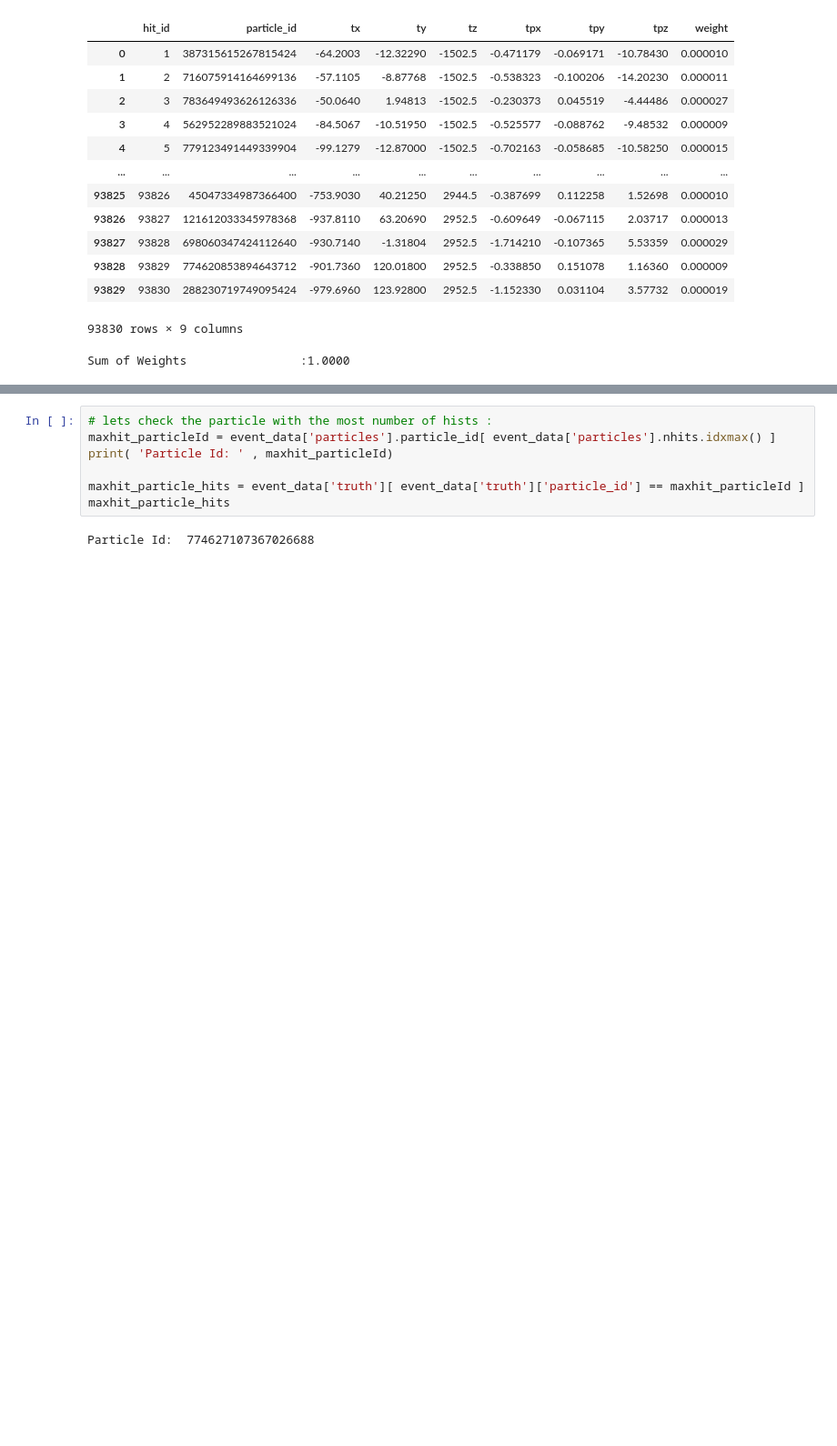
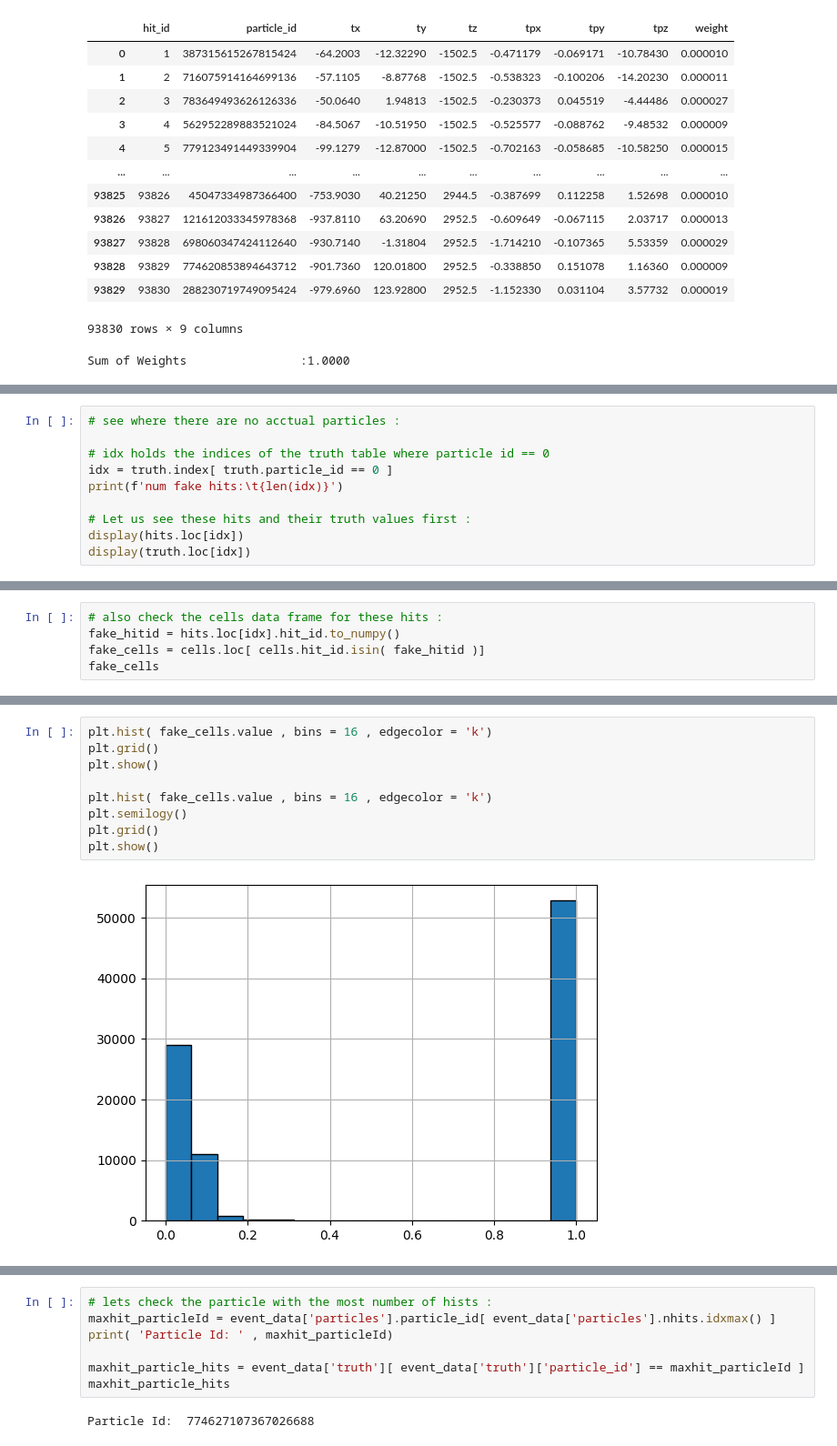
Before and after one commit to Ashmit0/TrackML-Particle-Tracking, a Jupyter notebook: Notebooks/EDA.ipynb, the cells around one changed output, grey strips where cells are left out. Shown at 91% size. Cells and saved outputs as stored; diff of their text form; blank space fills up the shorter version.

```diff
--- a/Notebooks/EDA.ipynb
+++ b/Notebooks/EDA.ipynb
@@ -180,0 +228,10 @@ Sum of Weights                :1.0000
+# %%
+# see where there are no acctual particles :
+
+# idx holds the indices of the truth table where particle id == 0
+idx = truth.index[ truth.particle_id == 0 ]
+print(f'num fake hits:\t{len(idx)}')
+
+# Let us see these hits and their truth values first :
+display(hits.loc[idx])
+display(truth.loc[idx])
@@ -180,0 +266,5 @@ Sum of Weights                :1.0000
+# %%
+# also check the cells data frame for these hits :
+fake_hitid = hits.loc[idx].hit_id.to_numpy()
+fake_cells = cells.loc[ cells.hit_id.isin( fake_hitid )]
+fake_cells
@@ -180,0 +285,11 @@ Sum of Weights                :1.0000
+# %%
+plt.hist( fake_cells.value , bins = 16 , edgecolor = 'k')
+plt.grid()
+plt.show()
+
+plt.hist( fake_cells.value , bins = 16 , edgecolor = 'k')
+plt.semilogy()
+plt.grid()
+plt.show()
+# %% [output]
+[figure, added]
```
Also changed, not shown: parts of 20 cells of this notebook.
